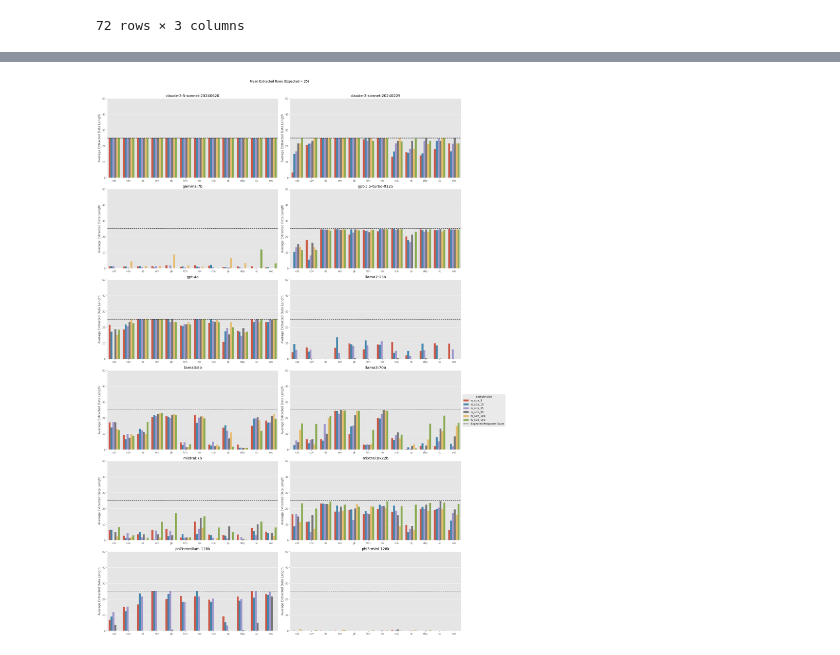
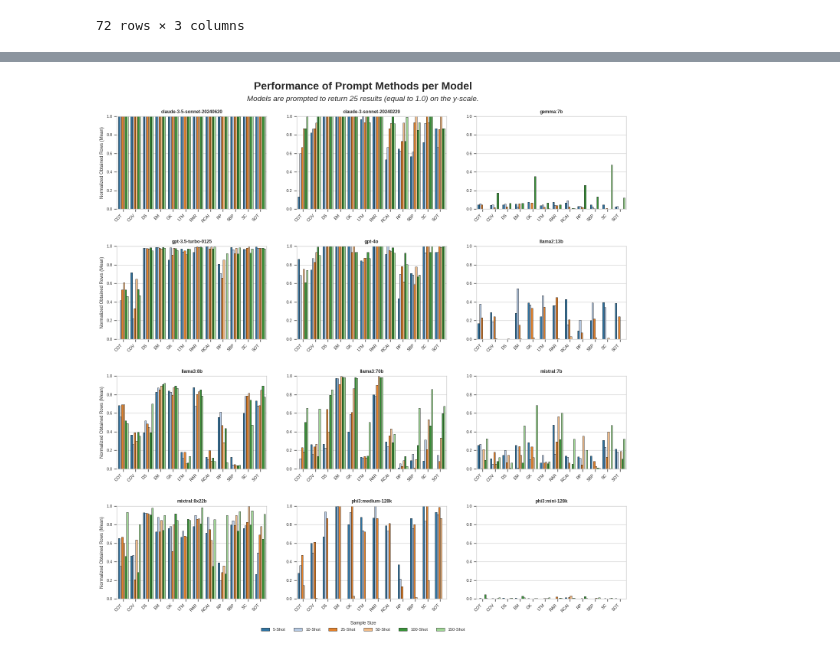
Before and after one commit to iu-ai-research/Synthetic_LAIB_Data, a Jupyter notebook: 5_result_analysis/response_analysis.ipynb, the cells around one changed output, grey strips where cells are left out. Cells and saved outputs as stored; diff of their text form; code cells hidden in the pictures.

```diff
--- a/5_result_analysis/response_analysis.ipynb
+++ b/5_result_analysis/response_analysis.ipynb
@@ -152,46 +222,86 @@ plt.show()
 # %%
+import matplotlib.pyplot as plt
+import seaborn as sns
+import pandas as pd
+import numpy as np
+
+# Assuming df is your DataFrame and all previous calculations are correct
+
 # Identify unique models
 unique_models = df['model'].unique()
 num_models = len(unique_models)
 
-# Set the order for sample sizes
+# Set the order for sample sizes and create a mapping for legend labels
 sample_size_order = ['rs_size_5', 'rs_size_10', 'rs_size_25', 'rs_size_50', 'rs_size_100', 'rs_size_150']
+sample_size_labels = {'rs_size_5': '5-Shot', 'rs_size_10': '10-Shot', 'rs_size_25': '25-Shot',
+                      'rs_size_50': '50-Shot', 'rs_size_100': '100-Shot', 'rs_size_150': '150-Shot'}
 
-# Define the expected response count (place your actual expected value here)
+# Define the expected response count
 expected_response_count = 25
 
-# Create a figure with subplots (two columns)
-fig, axes = plt.subplots((num_models + 1) // 2, 2, figsize=(20, 5 * ((num_models + 1) // 2)), squeeze=False)  # Adjust height as needed
+# Set the style for the plots
+plt.style.use('seaborn-v0_8-whitegrid')
+sns.set_context("paper", font_scale=0.9)
+sns.set_palette("tab20")
+
+# Create a figure with subplots (3 columns, 4 rows)
+fig, axes = plt.subplots(4, 3, figsize=(14, 15), squeeze=False)
 
 for i, model in enumerate(unique_models):
-    # Calculate row and column index for the current plot
-    row, col = divmod(i, 2)
+    row, col = divmod(i, 3)
 
     # Filter data for the current model
     model_data = df[df['model'] == model]
-    grouped_data_avg = model_data.groupby(['prompt_short', 'sample_size'])['extracted_data_len'].mean().reset_index()
+    grouped_data_avg = model_data.groupby(['prompt_short', 'sample_size'])['extracted_data_len'].mean() / 25 # Expected value is 25
+    grouped_data_avg = grouped_data_avg.reset_index()
+
 
     # Plotting for the current model
-    ax = axes[row][col]  # Get the subplot axis
-    sns.barplot(data=grouped_data_avg, x='prompt_short', y='extracted_data_len', hue='sample_size', hue_order=sample_size_order, ax=ax)
-    ax.set_title(f'{model}')
+    ax = axes[row][col]
+    sns.barplot(data=grouped_data_avg, x='prompt_short', y='extracted_data_len', hue='sample_size',
+                hue_order=sample_size_order, ax=ax, edgecolor='black', linewidth=0.5)
+
+    ax.set_title(model, fontweight='bold')
     ax.set_xlabel('')
-    ax.set_ylabel('Average Extracted Data Length')
-    ax.set_ylim([0, 50])
-    ax.axhline(y=expected_response_count, color='black', label='Expected Response Count', linestyle='--')  # Vertical line for expected count
+    ax.set_ylim([0, 1])
+
+    # Set Xtick labels
+    xticks = ax.get_xticks()
+    xticklabels = [PROMPT_SHORT_DICT_REV.get(label.get_text(), label.get_text()).upper() for label in ax.get_xticklabels()]
+    ax.set_xticks(xticks)
+    ax.set_xticklabels(xticklabels, rotation=45, ha='right')
+
+    # Remove legend from individual plots
     ax.get_legend().remove()
 
-# Adjust layout to prevent overlap and ensure that empty subplots do not show any axis
-for ax in axes.flat:
-    if not ax.has_data():
-        ax.set_visible(False)
+    # Only show y-label for leftmost plots
+    if col == 0:
+        ax.set_ylabel('Normalized Obtained Rows (Mean)')
+    else:
+        ax.set_ylabel('')
 
-plt.suptitle('Mean Extracted Rows (Expected = 25)', y=1.01)
+# Remove empty subplots
+for ax in axes.flat[num_models:]:
+    ax.set_visible(False)
+
+# Adjust layout
 plt.tight_layout()
+fig.subplots_adjust(top=0.92, bottom=0.08, hspace=0.4, wspace=0.2)
 
-plt.legend(title='Sample Size', bbox_to_anchor=(1.002, 3), loc='upper left')
+# Add overall title
+fig.suptitle('Performance of Prompt Methods per Model', fontsize=20, fontweight='bold', y=0.98)
 
-plt.savefig('./images/model_comparison_extracted_rows_vertical.jpg', dpi=300, bbox_inches='tight')
+# Add description below the title
+fig.text(0.5, 0.95, "Models are prompted to return 25 results (equal to 1.0) on the y-scale.",
+         ha='center', va='center', fontsize=14, style='italic')
+
+# Add a common legend
+handles, labels = ax.get_legend_handles_labels()
+fig.legend(handles, [sample_size_labels[l] for l in labels], title='Sample Size',
+           bbox_to_anchor=(0.5, 0.02), loc='lower center', borderaxespad=0., ncol=6)
+
+# Save the figure
+plt.savefig('./images/model_comparison_extracted_rows.jpg', dpi=300, bbox_inches='tight')
 plt.show()
 # %% [output]
-[figure, old version]
+[figure, new version]
```
Also changed, not shown: parts of 5 cells of this notebook, 34 other files.
